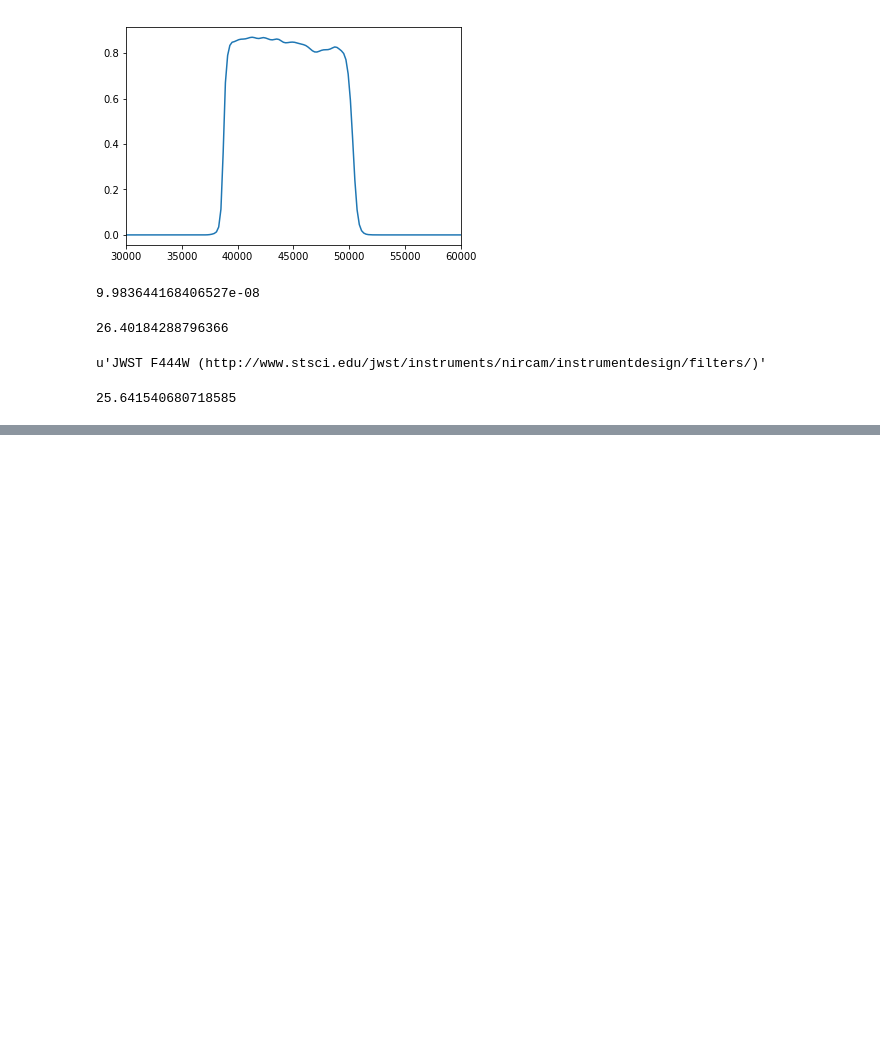
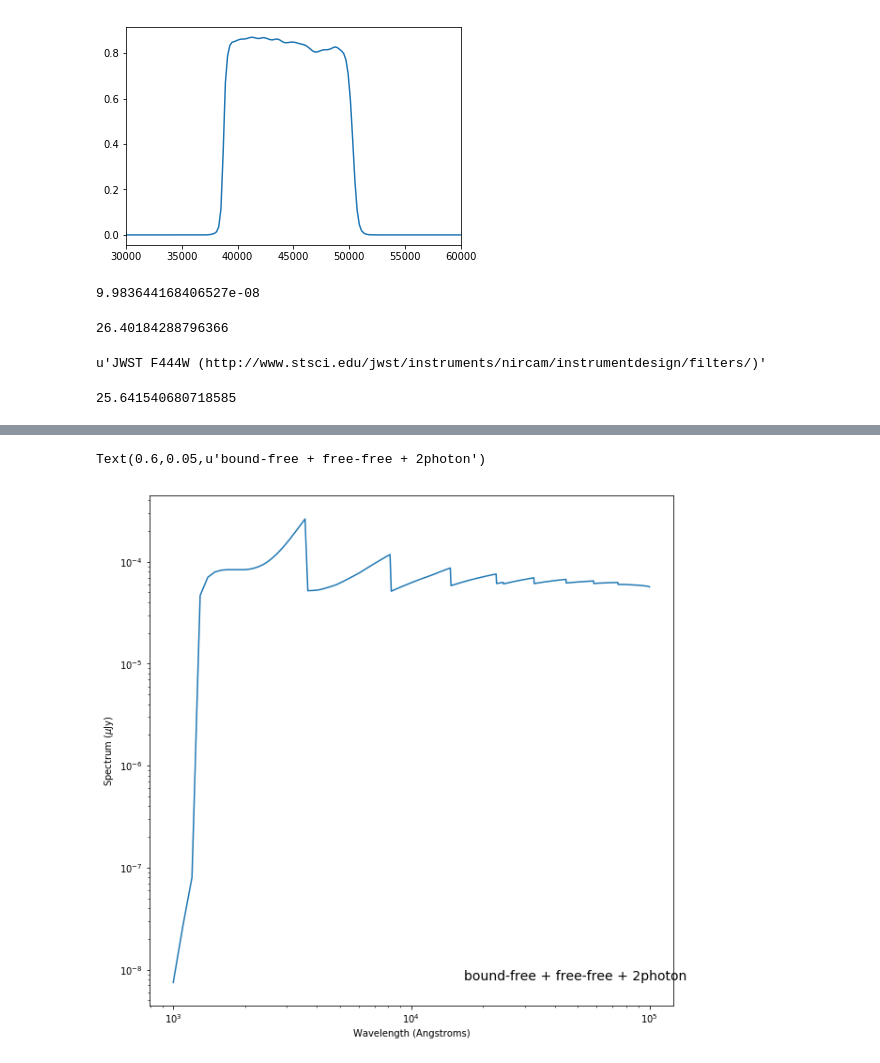
Before and after one commit to sararosecran/radiative_processes, a Jupyter notebook: final_project.ipynb, the cells around one changed output, grey strips where cells are left out. Cells and saved outputs as stored; diff of their text form; code cells hidden in the pictures; blank space fills up the shorter version.

```diff
--- a/final_project.ipynb
+++ b/final_project.ipynb
@@ -275,0 +287,7 @@ mags[-1]
+# %%
+f = open('bound-free+free-free+2photon_fluxdensity2.txt','r')
+lines = f.readlines()
+wavelength = np.array([float(l) for l in lines[0].split()]) # wavelength in cm
+wavelength = wavelength * 1e8 # wavelength in AA
+flux = np.array([float(l) for l in lines[1].split()]) # spectrum in uJy
+#flux = flux*1e6 # spectrum in uJy
@@ -275,0 +314,13 @@ mags[-1]
+# %%
+fig = plt.figure(figsize=[10,10])
+plt.plot(wavelength, flux)
+plt.xscale('log')
+plt.yscale('log')
+plt.xlabel('Wavelength (Angstroms)')
+plt.ylabel('Spectrum ($\mu$Jy)')
+# plt.xlim(1e2,1e8)
+# plt.ylim(1e-10,1e3)
+plt.annotate('bound-free + free-free + 2photon', xy=(0.6, 0.05), xycoords='axes fraction', fontsize = 14)
+# %% [output]
+Text(0.6,0.05,u'bound-free + free-free + 2photon')
+[figure, added]
```
Also changed, not shown: parts of 11 cells of this notebook, 2 other files.
